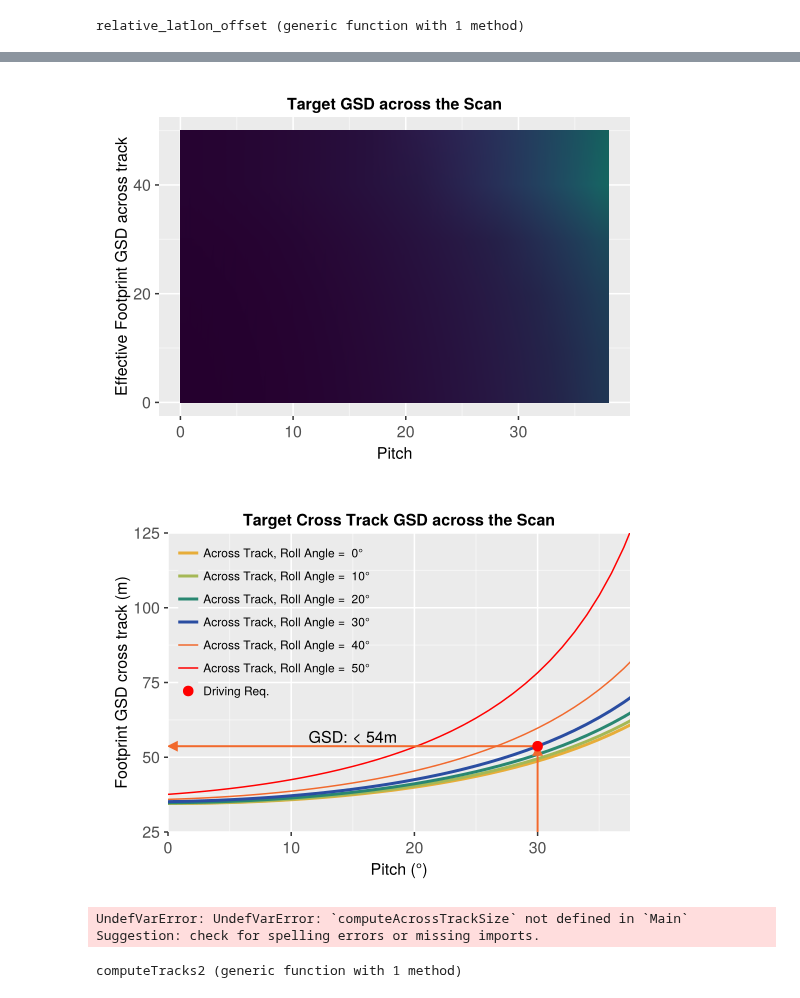
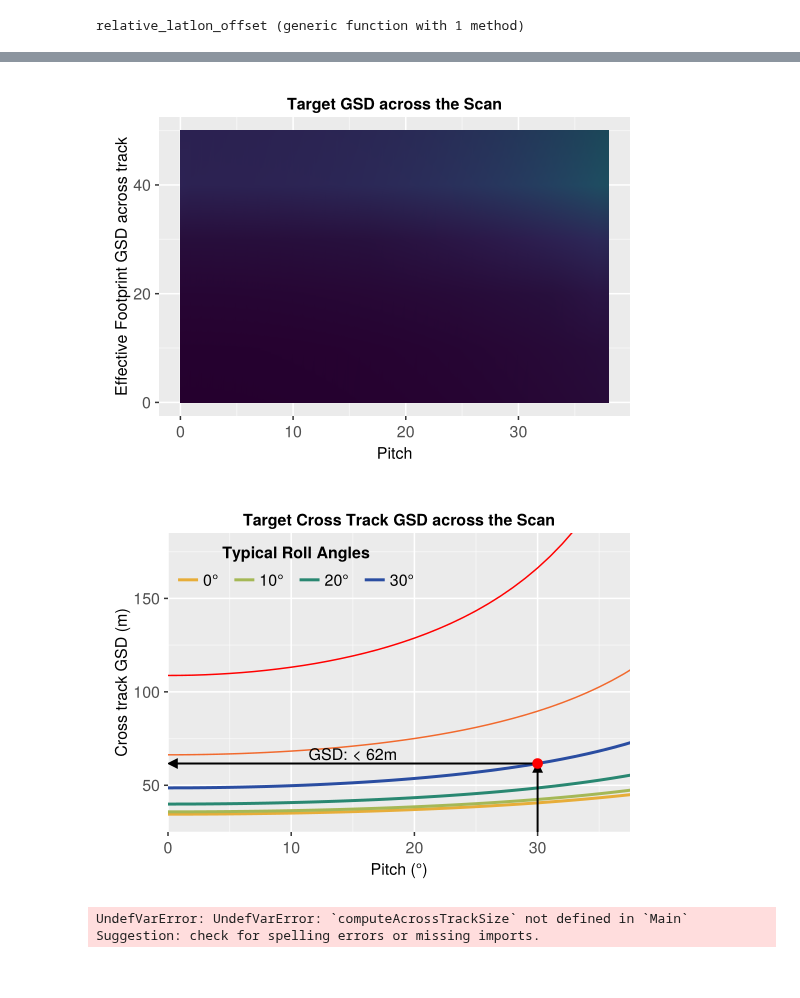
Before and after one commit to Carbon-I/CarbonI, a Jupyter notebook: src/notebooks/TargetFootprints.ipynb, the cells around one changed output, grey strips where cells are left out. Saved outputs shown, nothing was run; the diff lists cells and outputs as text; code cells hidden in the pictures.

```diff
--- a/src/notebooks/TargetFootprints.ipynb
+++ b/src/notebooks/TargetFootprints.ipynb
@@ -263,6 +265,10 @@ computeFootprints(38.0, 30.0)
 # %%
 pitch_deg = 0:38.0
-roll_deg  = 0:10:50
+roll_deg  = 0:10:50.0
+pitch = deg2rad.(collect(pitch_deg));
+roll = deg2rad.(collect(roll_deg));
 
-fs = computeFootprints.(pitch_deg, roll_deg');
+#fs = computeFootprints.(pitch_deg, roll_deg');
+fs = footprint_extents_spherical.(lat0, lon0, h_km, pitch, roll', alpha;
+                                                    R=R_EARTH, N=180);
 footprint_sizes = [a[2] for a in fs];
@@ -278,39 +305,42 @@ surface!(ax, pitch_deg, roll_deg, footprint_sizes; colormap=:viridis,  colorbar=
 #ylims!(ax, 0, 140)
 f
 # %% [output]
-[figure, old version]
+[figure, new version]
 # %%
 f = Figure(resolution=(550,400))
 lowerLim = 4.0
 
-ax = Axis(f[1,1], xlabel="Pitch (°)", ylabel="Footprint GSD cross track (m)",  title="Target Cross Track GSD across the Scan")
-lines!(ax, pitch_deg , footprint_sizes[:,1], color=CarbonI_colors[1], linewidth=3,  label="Across Track, Roll Angle =  0°")
-lines!(ax, pitch_deg , footprint_sizes[:,2], color=CarbonI_colors[2], linewidth=3,  label="Across Track, Roll Angle =  10°")
-lines!(ax, pitch_deg , footprint_sizes[:,3], color=CarbonI_colors[3], linewidth=3,  label="Across Track, Roll Angle =  20°")
-lines!(ax, pitch_deg , footprint_sizes[:,4], color=CarbonI_colors[4], linewidth=3,  label="Across Track, Roll Angle =  30°")
-lines!(ax, pitch_deg , footprint_sizes[:,5], color=CarbonI_colors[5], linewidth=1.5,  label="Across Track, Roll Angle =  40°")
-lines!(ax, pitch_deg , footprint_sizes[:,6], color=:red, linewidth=1.5,  label="Across Track, Roll Angle =  50°")
+ax = Axis(f[1,1], xlabel="Pitch (°)", ylabel="Cross track GSD (m)",  title="Target Cross Track GSD across the Scan")
+sc1 = lines!(ax, pitch_deg , footprint_sizes[:,1], color=CarbonI_colors[1], linewidth=3,  label="Roll = 0°")
+sc2 = lines!(ax, pitch_deg , footprint_sizes[:,2], color=CarbonI_colors[2], linewidth=3,  label="10°")
+sc3 = lines!(ax, pitch_deg , footprint_sizes[:,3], color=CarbonI_colors[3], linewidth=3,  label="20°")
+sc4 = lines!(ax, pitch_deg , footprint_sizes[:,4], color=CarbonI_colors[4], linewidth=3,  label="30°")
+sc5 = lines!(ax, pitch_deg , footprint_sizes[:,5], color=CarbonI_colors[5], linewidth=1.5,  label="40°")
+sc6 = lines!(ax, pitch_deg , footprint_sizes[:,6], color=:red, linewidth=1.5,  label="50°")
 
 index = 31
 req_gsd = footprint_sizes[index,4]
 
 
 
 text!(ax, "GSD: < $(round(Int, req_gsd))m", position = (pitch_deg[index]/2, req_gsd),
     align = (:center, :bottom), color = :black)
-arrows!(ax, [pitch_deg[index],],[req_gsd,],[-pitch_deg[index]+0.5,],[0,],arrowsize = 15, linewidth=2, color = CarbonI_colors[5])
-arrows!(ax, [pitch_deg[index],],[0],[0,],[req_gsd-2,],arrowsize = 15, linewidth=2, color = :black)
-scatter!(ax, [pitch_deg[index]], [req_gsd], color=:red, markersize=15, label="Driving Req.")
+arrows!(ax, [pitch_deg[index],],[req_gsd,],[-pitch_deg[index]+0.5,],[0,],arrowsize = 15, linewidth=2, color = :black, alpha=0.5)
+arrows!(ax, [pitch_deg[index],],[0],[0,],[req_gsd-3,],arrowsize = 15, linewidth=2, color = :black, alpha=0.5)
+scatter!(ax, [pitch_deg[index]], [req_gsd], color=:red, markersize=15, label="Driving")
 #lines!(ax, [eff_cbe,eff_cbe], [2,6], color=:black, linestyle=:dash, linewidth=2, label="CBE Total Efficiency")
 
 #lines!(ax, pitch_deg , computeAcrossTrackSize(0.0), color=CarbonI_colors[5], linewidth=2, label="Roll Angle = 45°")
+axislegend(ax, [sc1, sc2,sc3,sc4], ["0°", "10°","20°","30°"], "Typical Roll Angles", position = :lt,
+    orientation = :horizontal)
+axislegend(ax, [sc5, sc6], ["40°", "50°"], "Capable Roll Angles", position = :rt,
+    orientation = :horizontal)
 
-axislegend(ax,position = :lt;  labelsize=12)
-ylims!(ax, 25, 125)
+ylims!(ax, 25, 185)
 xlims!(ax, 0, 37.5)
 f
 # %% [output]
-[figure, old version]
+[figure, new version]
 # %%
 using Statistics
 mean_xTrack_GSD = median([computeAcrossTrackSize(0.0)[1]; computeAcrossTrackSize(15)[1] ; computeAcrossTrackSize(30.0)[1]]);
@@ -335,15 +350,0 @@ dAlongIFOV = [a[2]*deg2rad*R_EARTH for a in dGeoIFOV];
-# %%
-function computeTracks2(roll_deg)
-    roll = roll_deg * deg2rad
-    pitch = pitch_deg * deg2rad
-    dGeo= relative_latlon_offset.(lat0, lon0, alt_km, pitch, roll-iFOV/2)
-    dGeoIFOV = relative_latlon_offset.(lat0, lon0, alt_km, pitch, roll+iFOV/2)
-    dAcross = [a[1]*deg2rad*R_EARTH for a in dGeo];
-    dAcrossIFOV = [a[1]*deg2rad*R_EARTH for a in dGeoIFOV];
-    dAlong = [a[2]*deg2rad*R_EARTH for a in dGeo];
-    dAlongIFOV = [a[2]*deg2rad*R_EARTH for a in dGeoIFOV];
-    center = 0.5mean(dAcross)+0.5mean(dAcrossIFOV)
-    return dAcross.-center, dAcrossIFOV.-center, dAlong/10, dAlongIFOV/10
-end
-# %% [output]
-computeTracks2 (generic function with 1 method)
```
Also changed, not shown: parts of 7 cells of this notebook, 6 other files.
